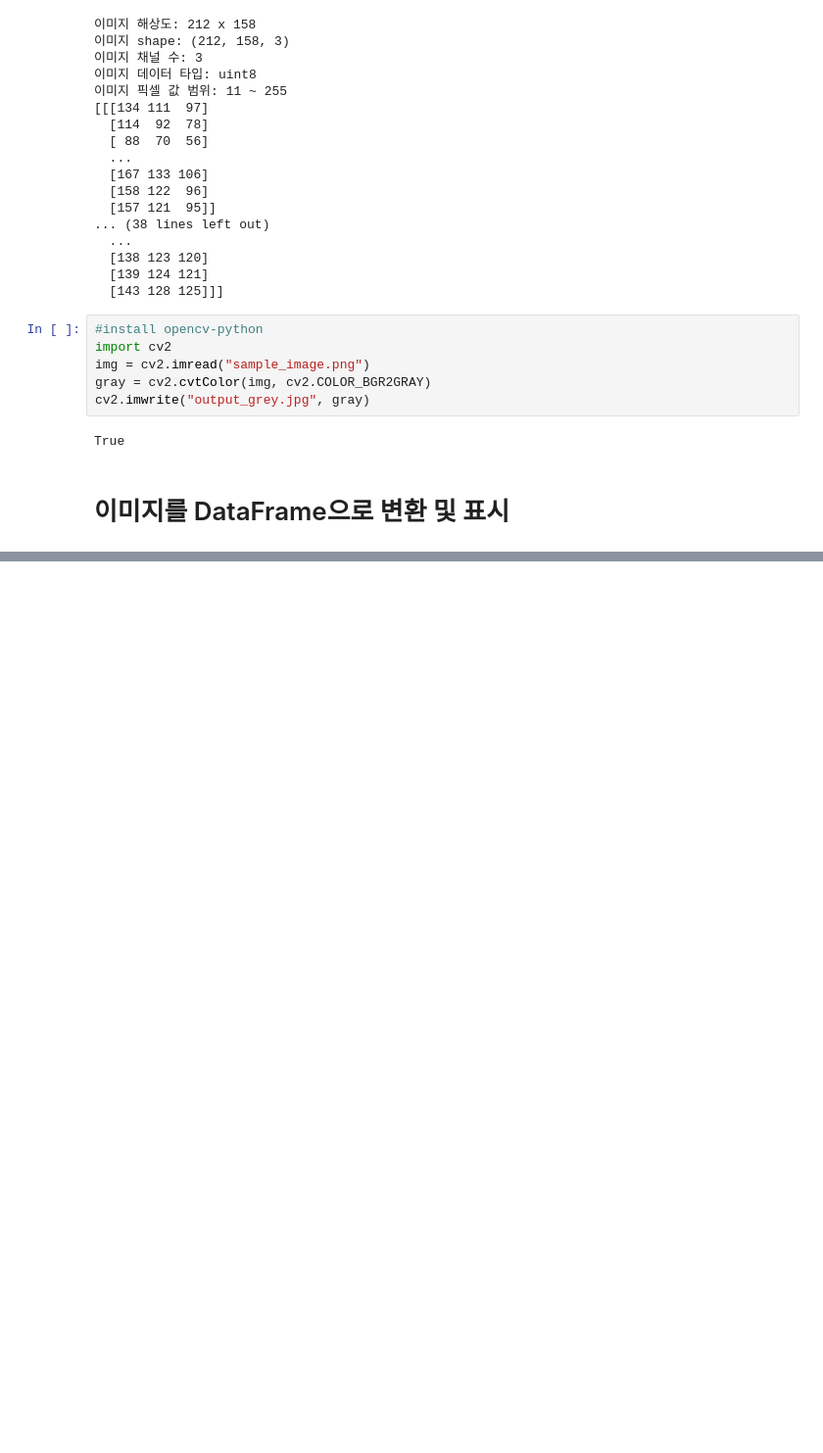
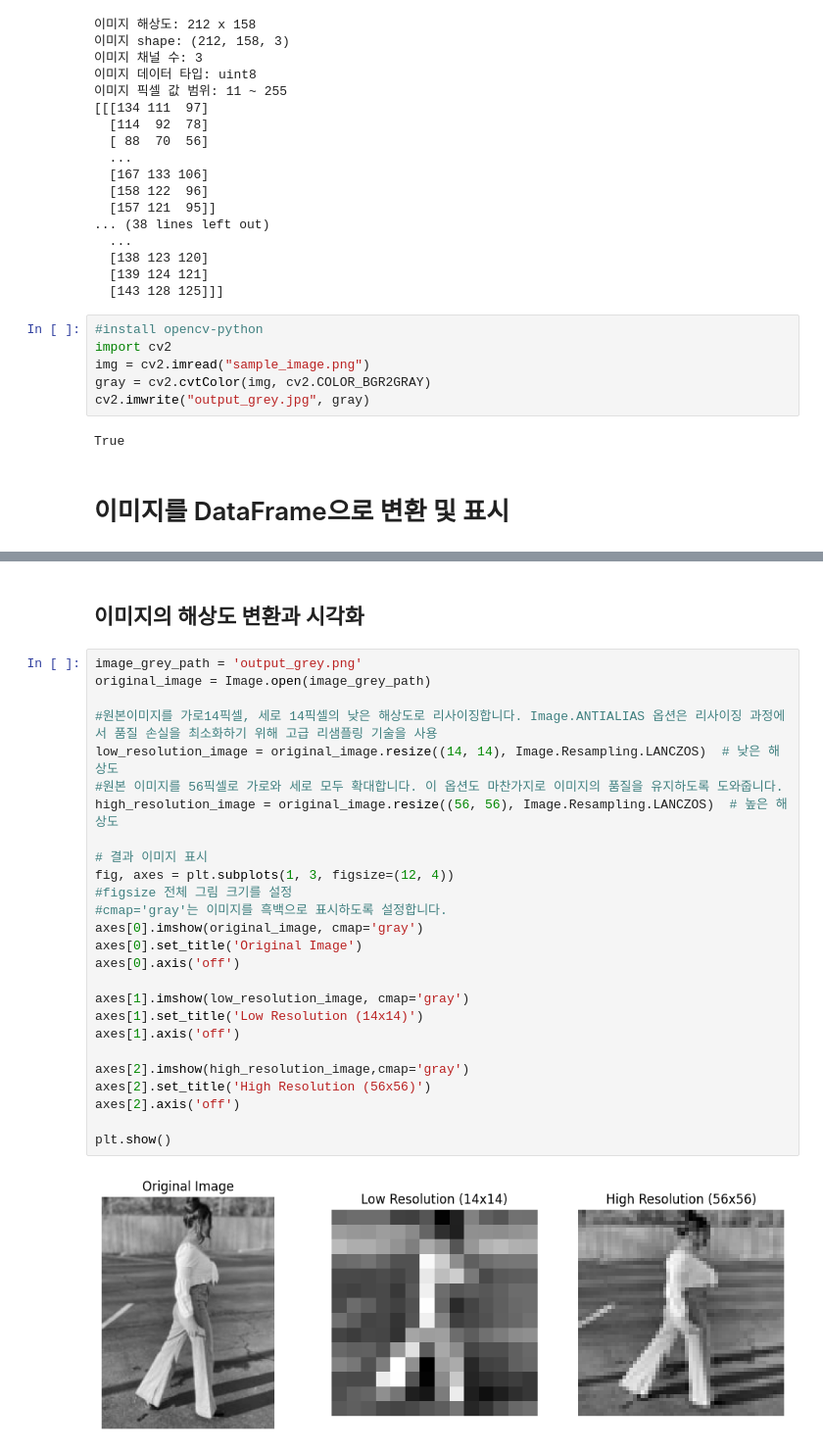
Before and after one commit to hundong2/machine_learning, a Jupyter notebook: dacon/03.Image/01.CNN.ipynb, the cells around one changed output, grey strips where cells are left out. Shown at 98% size. Drawn from its saved outputs; the diff is of its cells as text; blank space fills up the shorter version.

```diff
--- a/dacon/03.Image/01.CNN.ipynb
+++ b/dacon/03.Image/01.CNN.ipynb
@@ -108,0 +126,30 @@ df_image_grey
+# %% [markdown]
+## 이미지의 해상도 변환과 시각화
+# %%
+image_grey_path = 'output_grey.png'
+original_image = Image.open(image_grey_path)
+
+#원본이미지를 가로14픽셀, 세로 14픽셀의 낮은 해상도로 리사이징합니다. Image.ANTIALIAS 옵션은 리사이징 과정에서 품질 손실을 최소화하기 위해 고급 리샘플링 기술을 사용
+low_resolution_image = original_image.resize((14, 14), Image.Resampling.LANCZOS)  # 낮은 해상도
+#원본 이미지를 56픽셀로 가로와 세로 모두 확대합니다. 이 옵션도 마찬가지로 이미지의 품질을 유지하도록 도와줍니다.
+high_resolution_image = original_image.resize((56, 56), Image.Resampling.LANCZOS)  # 높은 해상도
+
+# 결과 이미지 표시
+fig, axes = plt.subplots(1, 3, figsize=(12, 4))
+#figsize 전체 그림 크기를 설정
+#cmap='gray'는 이미지를 흑백으로 표시하도록 설정합니다.
+axes[0].imshow(original_image, cmap='gray')
+axes[0].set_title('Original Image')
+axes[0].axis('off')
+
+axes[1].imshow(low_resolution_image, cmap='gray')
+axes[1].set_title('Low Resolution (14x14)')
+axes[1].axis('off')
+
+axes[2].imshow(high_resolution_image,cmap='gray')
+axes[2].set_title('High Resolution (56x56)')
+axes[2].axis('off')
+
+plt.show()
+# %% [output]
+[figure, added]
```
Also changed, not shown: parts of 6 cells of this notebook, 26 other files.
